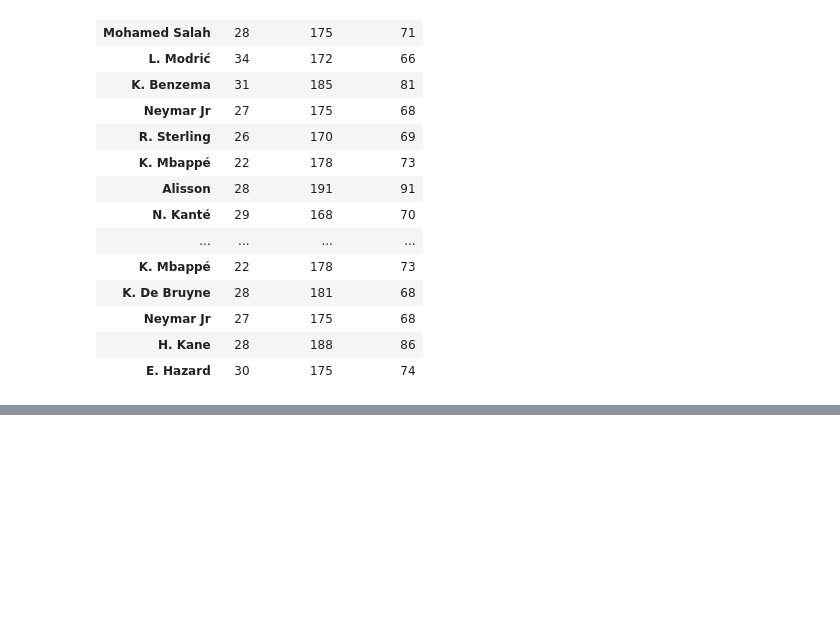
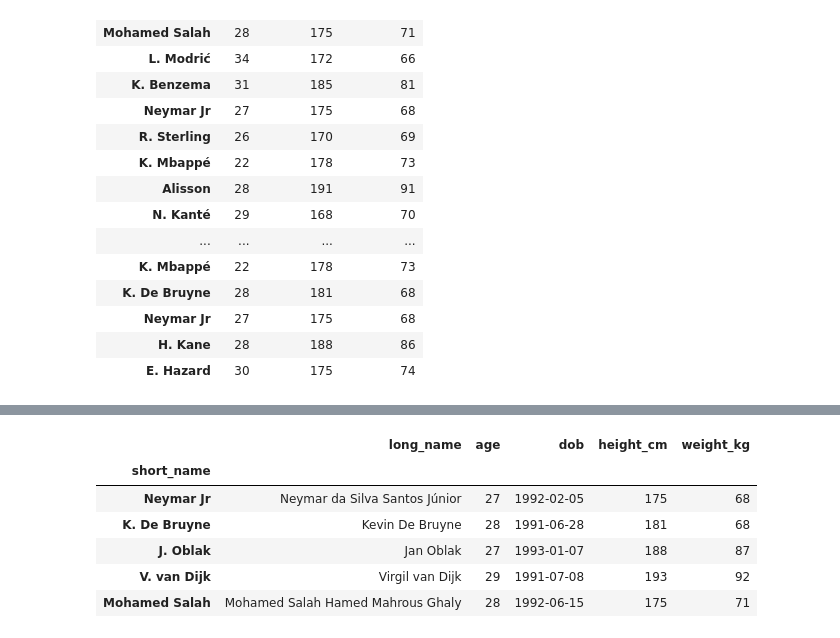
Before and after one commit to Hacker-2027/Data06, a Jupyter notebook: Data06.ipynb, the cells around one changed output, grey strips where cells are left out. Cells and saved outputs as stored; diff of their text form; code cells hidden in the pictures; blank space fills up the shorter version.

```diff
--- a/Data06.ipynb
+++ b/Data06.ipynb
@@ -605,0 +649,13 @@ data.sample(frac=2,replace=True, random_state=90)
+# %%
+new_data.dtypes
+new_data['dob'] = pd.to_datetime(new_data['dob'])
+new_data['dob'].dt.year
+new_data.query("dob.dt.year>1990").head()
+# %% [output]
+|  | long_name | age | dob | height_cm | weight_kg |
+| short_name |  |  |  |  |  |
+| Neymar Jr | Neymar da Silva Santos Júnior | 27 | 1992-02-05 | 175 | 68 |
+| K. De Bruyne | Kevin De Bruyne | 28 | 1991-06-28 | 181 | 68 |
+| J. Oblak | Jan Oblak | 27 | 1993-01-07 | 188 | 87 |
+| V. van Dijk | Virgil van Dijk | 29 | 1991-07-08 | 193 | 92 |
+| Mohamed Salah | Mohamed Salah Hamed Mahrous Ghaly | 28 | 1992-06-15 | 175 | 71 |
```
Also changed, not shown: parts of 11 cells of this notebook.
